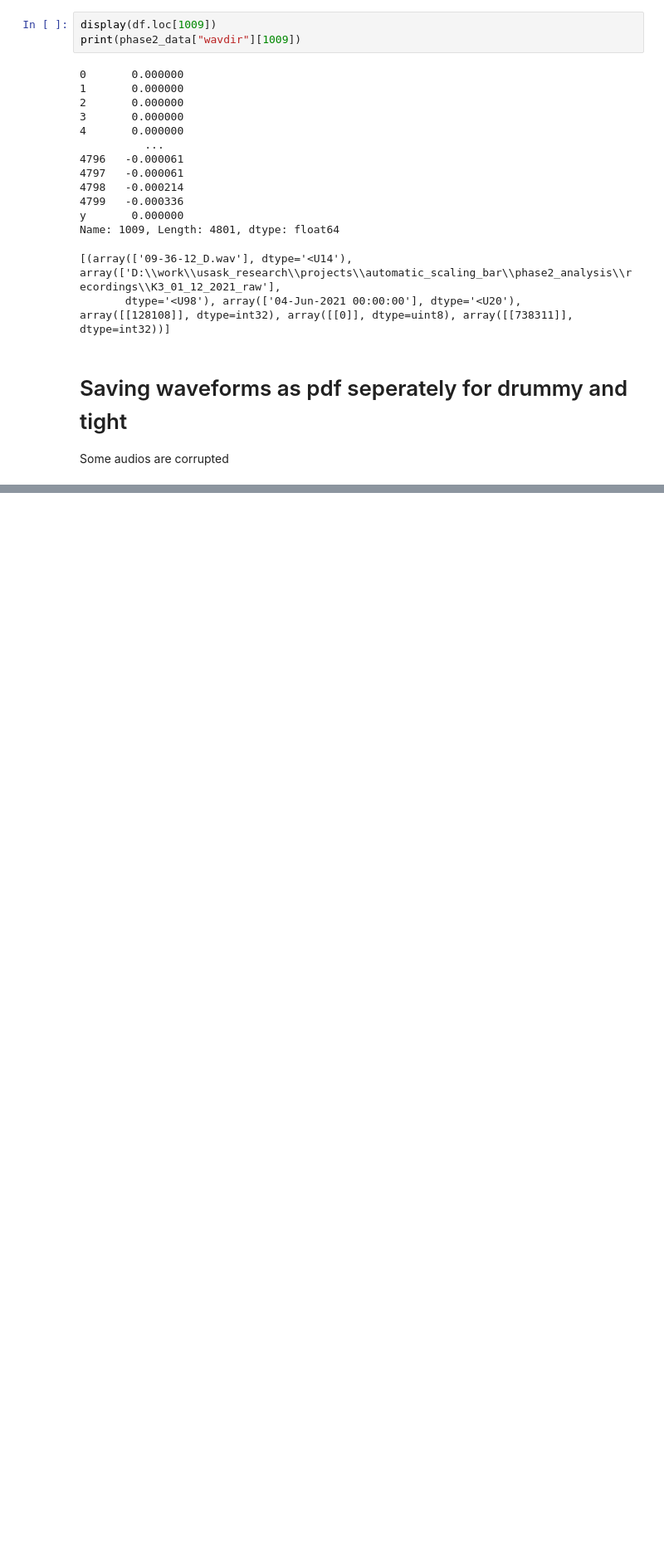
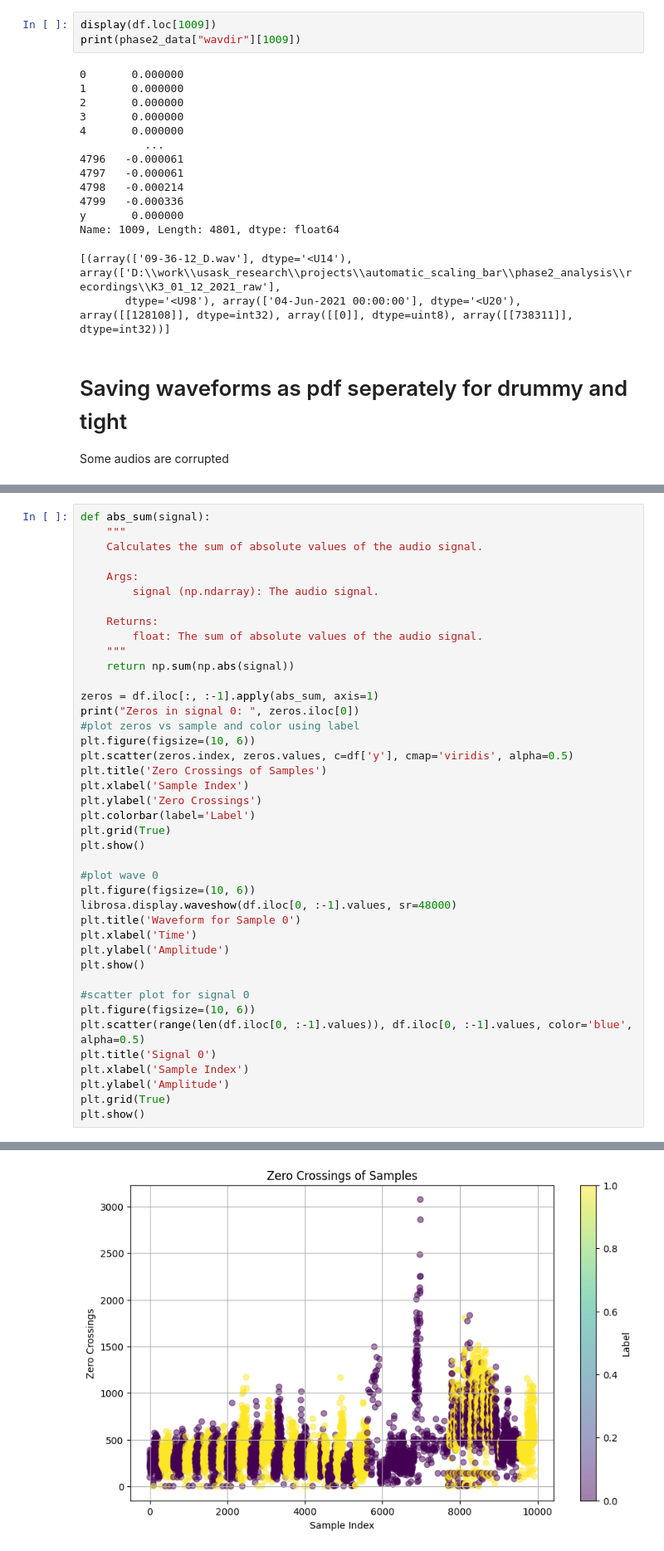
Before and after one commit to kanwarSINGH03/acoustic_signal_classification, a Jupyter notebook: analysis/phase2_analysis.ipynb, the cells around one changed output, grey strips where cells are left out. Shown at 83% size. Cells and saved outputs as stored; diff of their text form; blank space fills up the shorter version.

```diff
--- a/analysis/phase2_analysis.ipynb
+++ b/analysis/phase2_analysis.ipynb
@@ -255,3 +272,45 @@ with PdfPages('../assets/tight_waves.pdf') as pdf:
 | 9921 | 0.000000 | 0.000000 | 0.000000 | 0.000000 | 0.000000 | 0.000000 | 0.000000 | 0.000000 | 0.000000 | 0.000000 | ... | ... |
 | 9922 | -0.010437 | -0.001648 | -0.003815 | -0.007538 | 0.002258 | -0.001770 | -0.014618 | -0.017181 | -0.026459 | -0.030914 | ... | ... |
 3809 rows × 4801 columns
+# %%
+def abs_sum(signal):
+    """
+    Calculates the sum of absolute values of the audio signal.
+
+    Args:
+        signal (np.ndarray): The audio signal.
+
+    Returns:
+        float: The sum of absolute values of the audio signal.
+    """
+    return np.sum(np.abs(signal))
+
+zeros = df.iloc[:, :-1].apply(abs_sum, axis=1)
+print("Zeros in signal 0: ", zeros.iloc[0])
+#plot zeros vs sample and color using label
+plt.figure(figsize=(10, 6))
+plt.scatter(zeros.index, zeros.values, c=df['y'], cmap='viridis', alpha=0.5)
+plt.title('Zero Crossings of Samples')
+plt.xlabel('Sample Index')
+plt.ylabel('Zero Crossings')
+plt.colorbar(label='Label')
+plt.grid(True)
+plt.show()
+
+#plot wave 0
+plt.figure(figsize=(10, 6))
+librosa.display.waveshow(df.iloc[0, :-1].values, sr=48000)
+plt.title('Waveform for Sample 0')
+plt.xlabel('Time')
+plt.ylabel('Amplitude')
+plt.show()
+
+#scatter plot for signal 0
+plt.figure(figsize=(10, 6))
+plt.scatter(range(len(df.iloc[0, :-1].values)), df.iloc[0, :-1].values, color='blue', alpha=0.5)
+plt.title('Signal 0')
+plt.xlabel('Sample Index')
+plt.ylabel('Amplitude')
+plt.grid(True)
+plt.show()
+# %% [output]
@@ -257,0 +318 @@ with PdfPages('../assets/tight_waves.pdf') as pdf:
+[figure, added]
```
Also changed, not shown: parts of 7 cells of this notebook, 8 other files.
